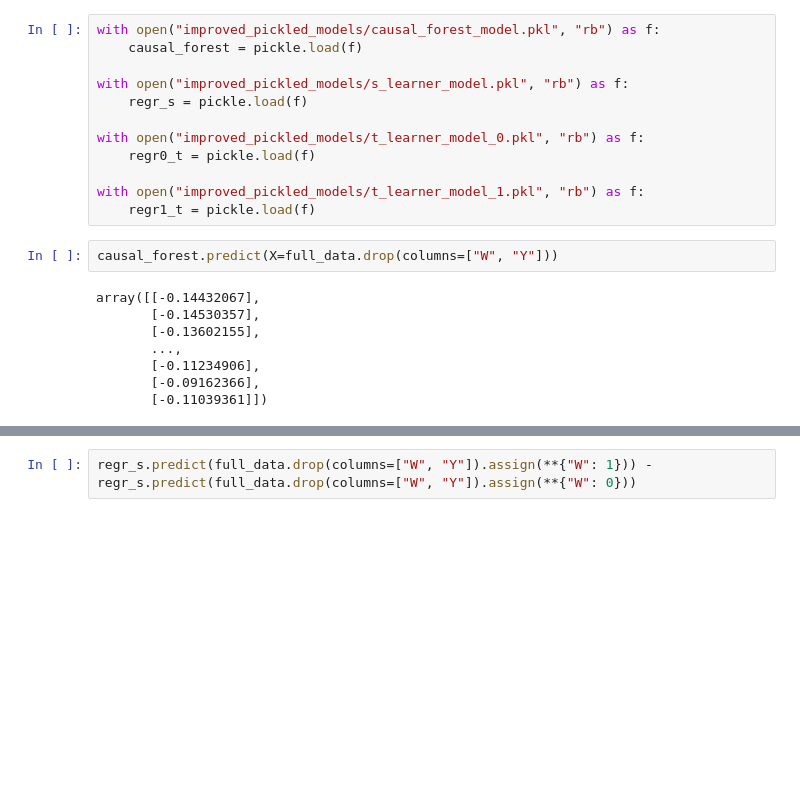
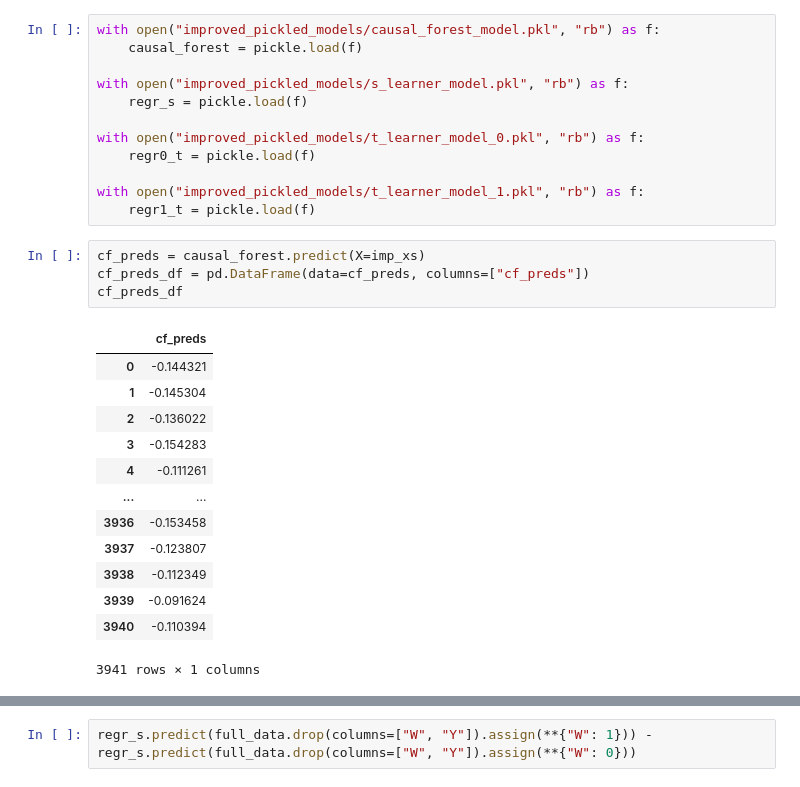
Before and after one commit to Hubert1913/research-project, a Jupyter notebook: RCT_notebook.ipynb, the cells around one changed output, grey strips where cells are left out. Saved outputs shown, nothing was run; the diff lists cells and outputs as text; blank space fills up the shorter version.

```diff
--- a/RCT_notebook.ipynb
+++ b/RCT_notebook.ipynb
@@ -279,13 +279,21 @@ with open("improved_pickled_models/t_learner_model_0.pkl", "rb") as f:
 
 with open("improved_pickled_models/t_learner_model_1.pkl", "rb") as f:
     regr1_t = pickle.load(f)
-# %%
-causal_forest.predict(X=full_data.drop(columns=["W", "Y"]))
-# %% [output]
-array([[-0.14432067],
-       [-0.14530357],
-       [-0.13602155],
-       ...,
-       [-0.11234906],
-       [-0.09162366],
-       [-0.11039361]])
+# %%
+cf_preds = causal_forest.predict(X=imp_xs)
+cf_preds_df = pd.DataFrame(data=cf_preds, columns=["cf_preds"])
+cf_preds_df
+# %% [output]
+|  | cf_preds |
+| 0 | -0.144321 |
+| 1 | -0.145304 |
+| 2 | -0.136022 |
+| 3 | -0.154283 |
+| 4 | -0.111261 |
+| ... | ... |
+| 3936 | -0.153458 |
+| 3937 | -0.123807 |
+| 3938 | -0.112349 |
+| 3939 | -0.091624 |
+| 3940 | -0.110394 |
+3941 rows × 1 columns
```
Also changed, not shown: parts of 4 cells of this notebook, 2 other files.
